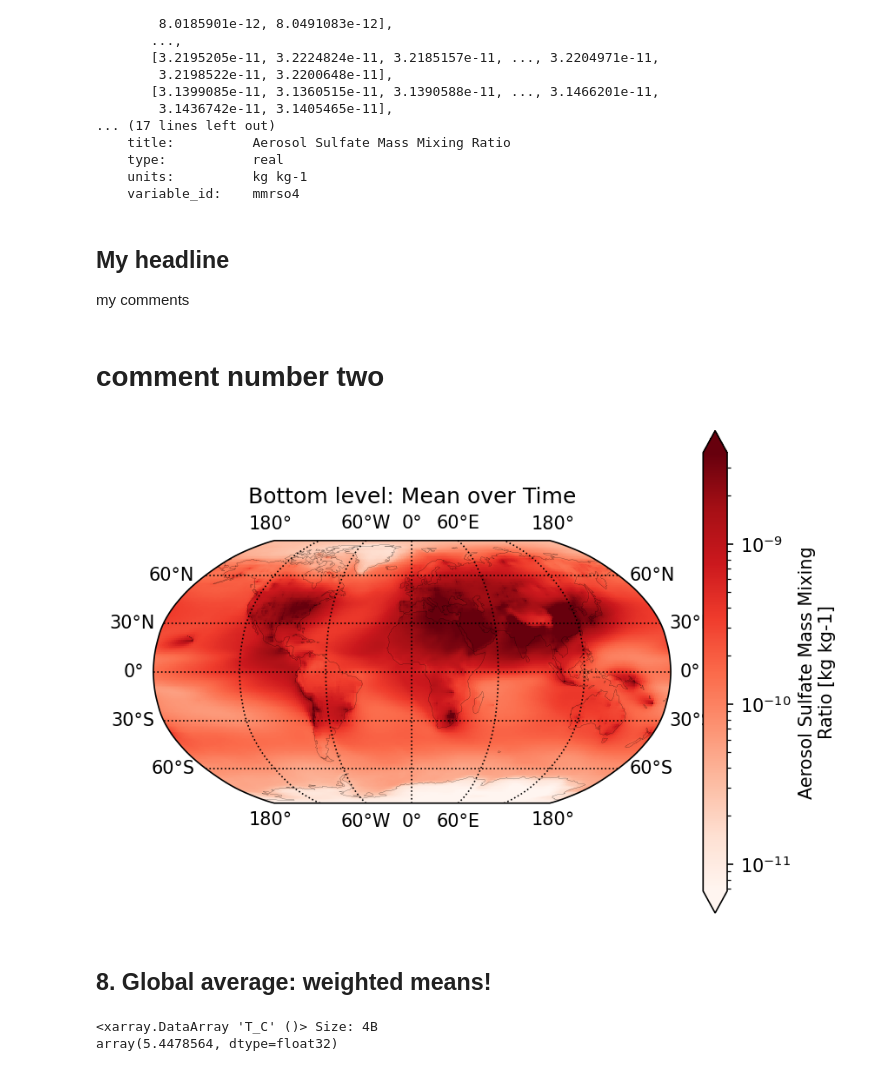
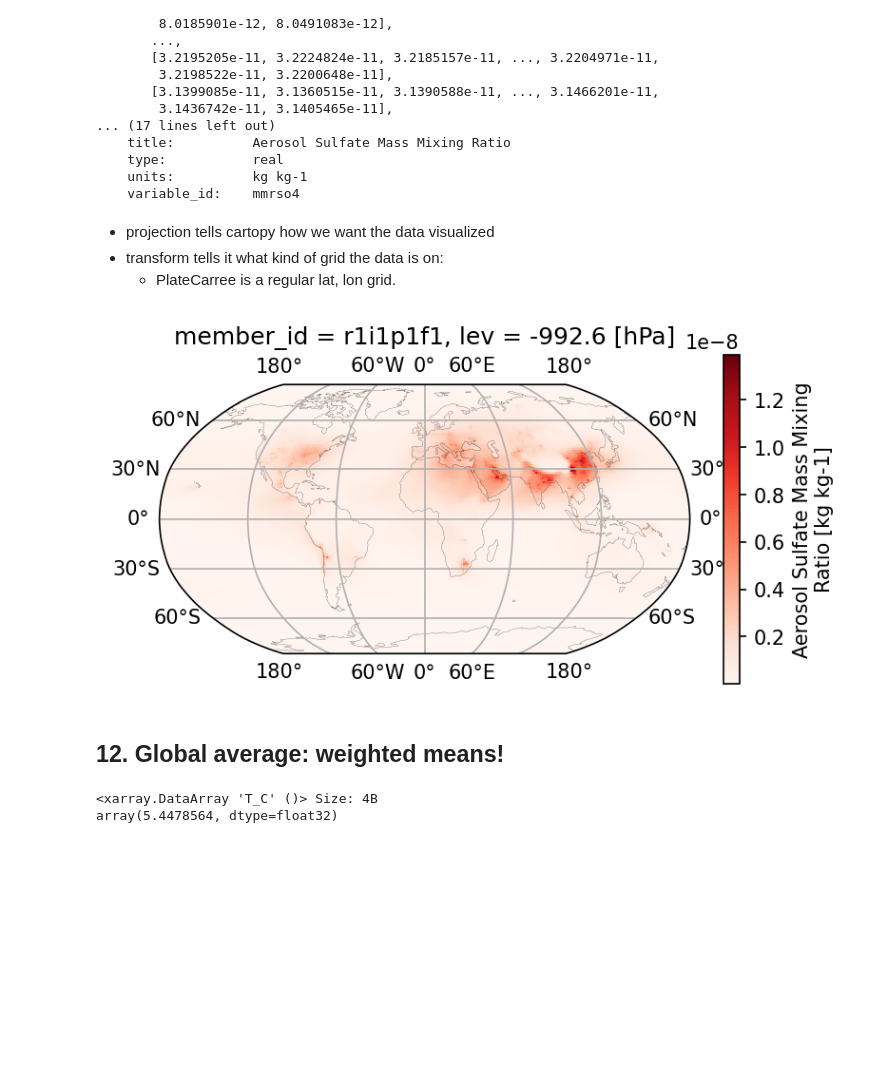
Before and after one commit to MetOs-UiO/eScience2025, a Jupyter notebook: docs/learning/notebooks/some-xarray-pandas-presentation_Sara.ipynb, the cells around one changed output. Saved outputs shown, nothing was run; the diff lists cells and outputs as text; code cells hidden in the pictures; blank space fills up the shorter version.

```diff
--- a/docs/learning/notebooks/some-xarray-pandas-presentation_Sara.ipynb
+++ b/docs/learning/notebooks/some-xarray-pandas-presentation_Sara.ipynb
@@ -548,6 +578,7 @@ Nice for plotting and to keep track of what is in your dataset (especially 'unit
 # %%
 dss['T_C'] = dss['tas']-273.15
 # %%
+dss['T_C'] = dss['T_C'].assign_attrs({'units': 'deg C'})
 dss['T_C'] = dss['T_C'].assign_attrs({'units': '$^\circ$C'})
 # %%
 dss['T_C']
@@ -900,45 +999,45 @@ array([[7.0655864e-12, 7.0656254e-12, 7.0656757e-12, ..., 7.0654580e-12,
     type:           real
     units:          kg kg-1
     variable_id:    mmrso4
-# %% [markdown]
-## My headline
-my comments
-# %% [markdown]
-# comment number two
+# %% [markdown]
+- projection tells cartopy how we want the data visualized
+- transform tells it what kind of grid the data is on:
+    - PlateCarree is a regular lat, lon grid.
 # %%
-f, ax = plt.subplots(1, 1, dpi=150,
-                    subplot_kw={'projection':ccrs.Robinson()}
+f, ax = plt.subplots(1, 1, dpi=150, figsize = [6,3],
+                    subplot_kw={'projection':ccrs.Robinson()},
+                    #subplot_kw={'projection':ccrs.Orthographic()},
                    )
 
 da_plt.plot.pcolormesh(
     cmap = 'Reds',
     ax=ax,
     transform = ccrs.PlateCarree(),
-    robust=True,
-    norm = LogNorm(), # to add log scale colorbar
+    #robust=True,
+    #norm = LogNorm(), # to add log scale colorbar
     #cbar_kwargs={
     #    #'label':'Wind Speed [m/s]',
     #    'orientation':'horizontal',
     #    'shrink':.8
     #},
     #levels = 6
 )
-ax.set_title('Bottom level: Mean over Time')
+#ax.set_title('Bottom level: Mean over Time')
 
 
 ax.coastlines(linewidth=.1)
 gl = ax.gridlines(draw_labels=True,#{'bottom':True, 'left':True},
                   #xlocs=[-180,-140,0,140, 180],
                   #ylocs=[-90,-45,0,45,90],
                   #x_inline=False,
                   #y_inline=False,
-                  color='k',
-                  linestyle='dotted'
+                  #color='k',
+                  #linestyle='dotted'
                  )
 # %% [output]
-[figure, old version]
+[figure, new version]
 # %% [markdown]
-## 8. Global average: weighted means!
+## 12. Global average: weighted means!
 # %%
 dss['T_C'].mean().compute()
 # %% [output]
```
Also changed, not shown: parts of 65 cells of this notebook.
